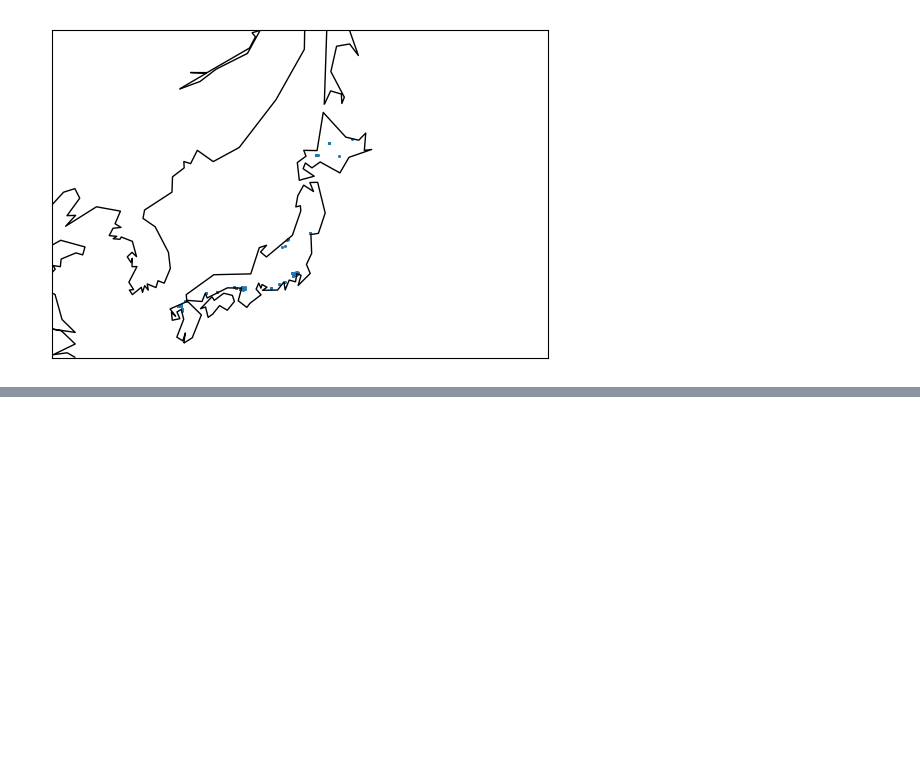
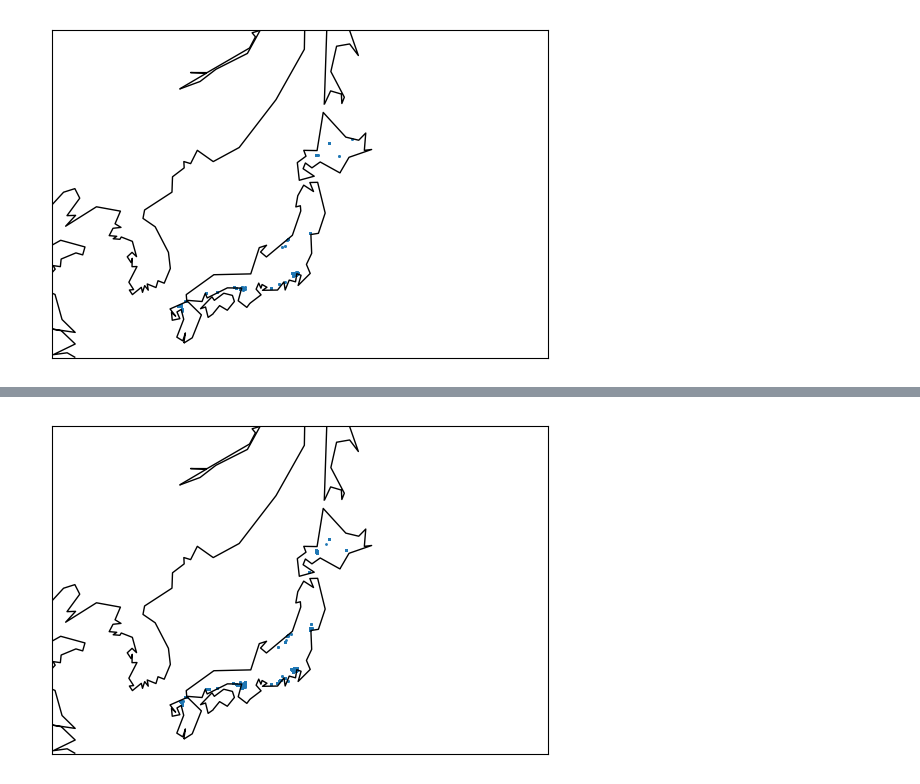
Before and after one commit to andyOR/Kaggle-Competitions, a Jupyter notebook: Recruit Restaurant Visitor Forecasting.ipynb, the cells around one changed output, grey strips where cells are left out. Cells and saved outputs as stored; diff of their text form; code cells hidden in the pictures; blank space fills up the shorter version.

```diff
--- a/Recruit Restaurant Visitor Forecasting.ipynb
+++ b/Recruit Restaurant Visitor Forecasting.ipynb
@@ -230,0 +257,13 @@ plt.show()
+# %%
+import matplotlib.pyplot as plt
+from mpl_toolkits.basemap import Basemap
+
+m = Basemap(projection= "merc", llcrnrlat= 30, urcrnrlat= 50, llcrnrlon= 120, urcrnrlon= 160)
+longitudes = hpg_str_data["longitude"].tolist()
+latitudes = hpg_str_data["latitude"].tolist()
+x, y = m(longitudes, latitudes)
+m.scatter(x,y, s =1) # scatter plot with marker size of 1
+m.drawcoastlines()
+plt.show()
+# %% [output]
+[figure, added]
```
Also changed, not shown: parts of 17 cells of this notebook.
